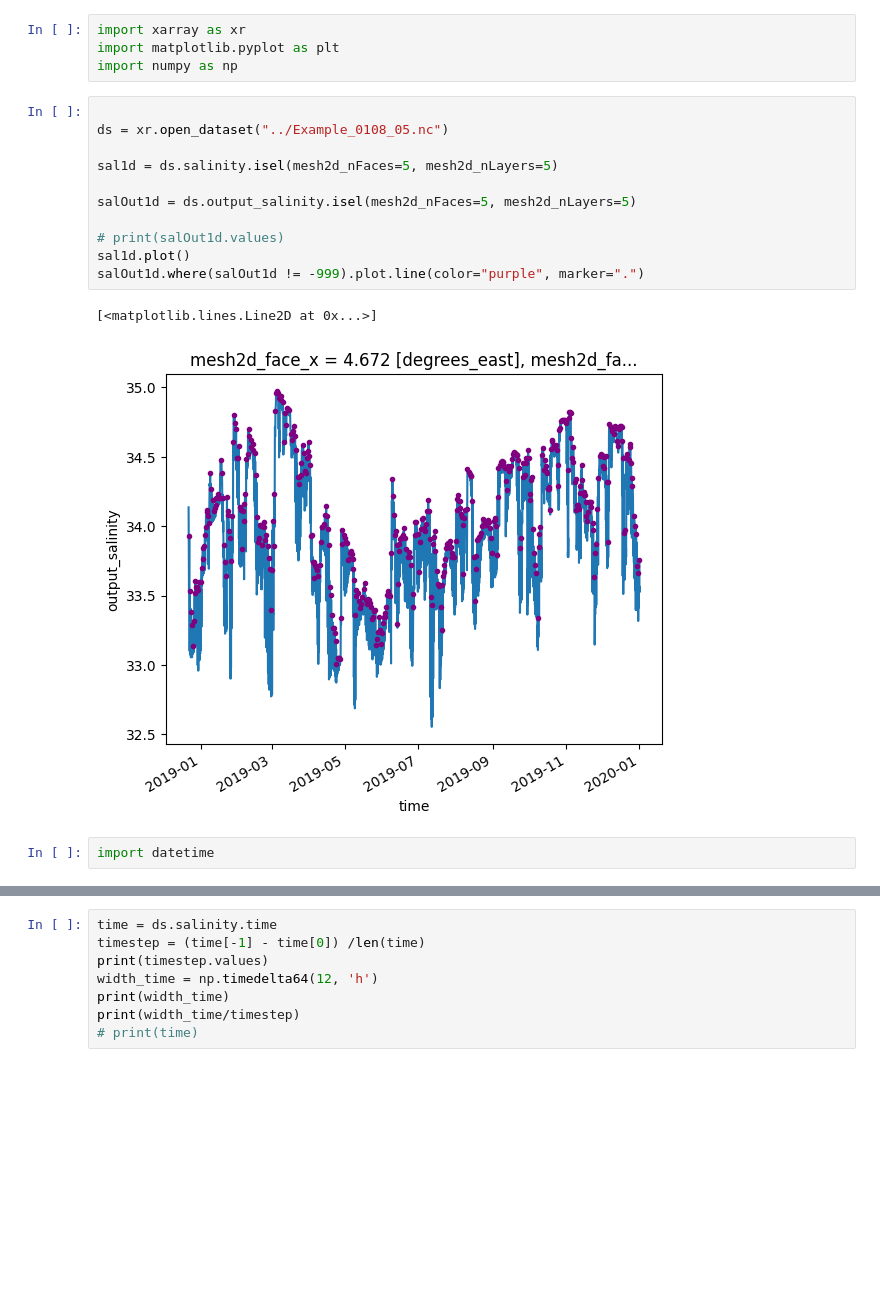
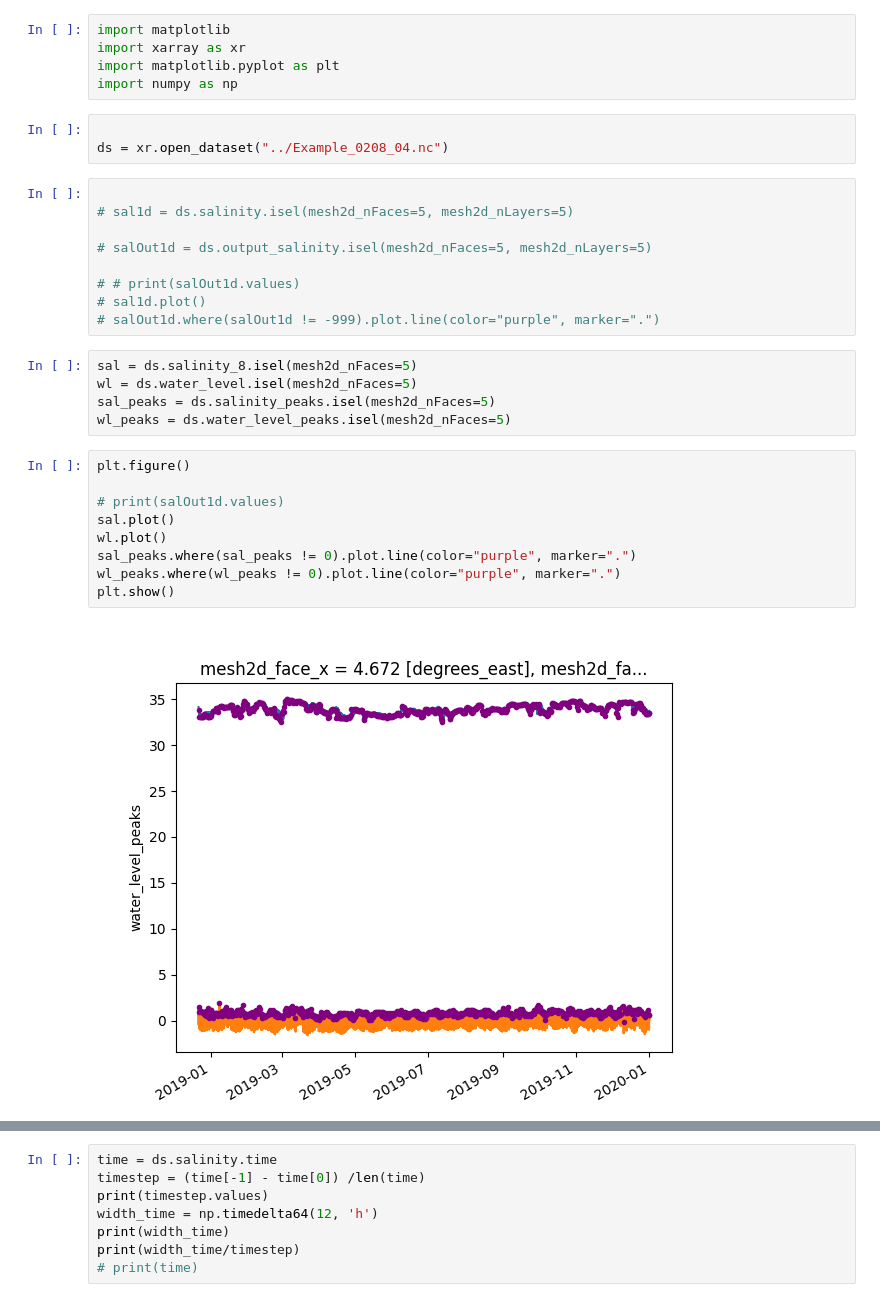
Before and after one commit to Deltares/D-EcoImpact, a Jupyter notebook: scripts/test_extreme_filter.ipynb, the cells around one changed output, grey strips where cells are left out. Cells and saved outputs as stored; diff of their text form; blank space fills up the shorter version.

```diff
--- a/scripts/test_extreme_filter.ipynb
+++ b/scripts/test_extreme_filter.ipynb
@@ -1,20 +1,33 @@
 # %%
+import matplotlib
 import xarray as xr
 import matplotlib.pyplot as plt
 import numpy as np
+# %%
+
+ds = xr.open_dataset("../Example_0208_04.nc")
 # %%
 
-ds = xr.open_dataset("../Example_0108_05.nc")
+# sal1d = ds.salinity.isel(mesh2d_nFaces=5, mesh2d_nLayers=5)
 
-sal1d = ds.salinity.isel(mesh2d_nFaces=5, mesh2d_nLayers=5)
+# salOut1d = ds.output_salinity.isel(mesh2d_nFaces=5, mesh2d_nLayers=5)
 
-salOut1d = ds.output_salinity.isel(mesh2d_nFaces=5, mesh2d_nLayers=5)
-
-# print(salOut1d.values)
-sal1d.plot()
-salOut1d.where(salOut1d != -999).plot.line(color="purple", marker=".")
+# # print(salOut1d.values)
+# sal1d.plot()
+# salOut1d.where(salOut1d != -999).plot.line(color="purple", marker=".")
-# %% [output]
-[<matplotlib.lines.Line2D at 0x...>]
-[figure, removed]
-# %%
-import datetime
+# %%
+sal = ds.salinity_8.isel(mesh2d_nFaces=5)
+wl = ds.water_level.isel(mesh2d_nFaces=5)
+sal_peaks = ds.salinity_peaks.isel(mesh2d_nFaces=5)
+wl_peaks = ds.water_level_peaks.isel(mesh2d_nFaces=5)
+# %%
+plt.figure()
+
+# print(salOut1d.values)
+sal.plot()
+wl.plot()
+sal_peaks.where(sal_peaks != 0).plot.line(color="purple", marker=".")
+wl_peaks.where(wl_peaks != 0).plot.line(color="purple", marker=".")
+plt.show()
+# %% [output]
+[figure, added]
```
Also changed, not shown: parts of 3 cells of this notebook, 8 other files.
